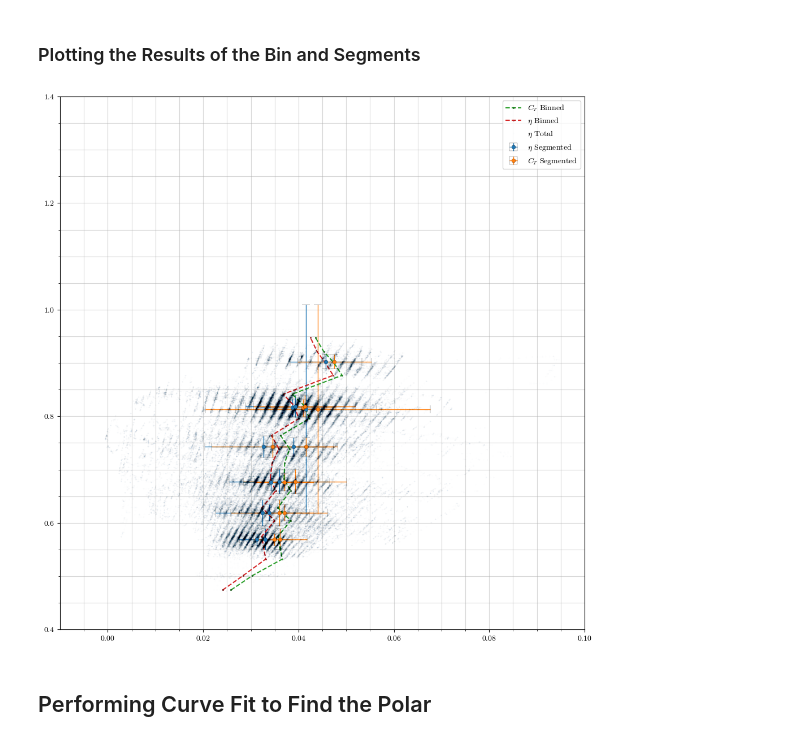
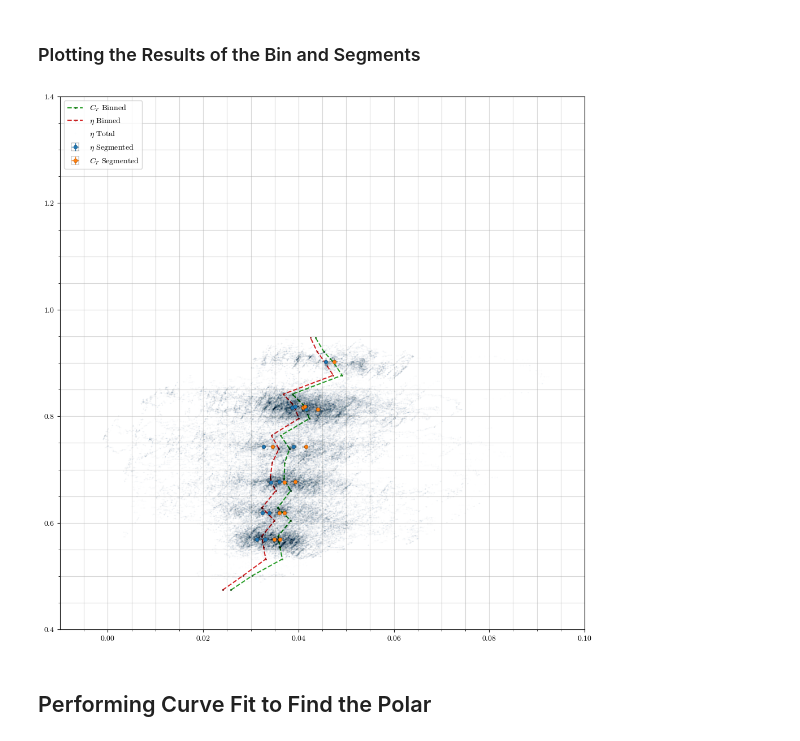
Before and after one commit to wkemp-edu/ArduPilot_AnalysisSuite, a Jupyter notebook: Investigations/21_Cleaned_Performance_Analysis/2021-08-04_Cruise_Analysis.ipynb, the cells around one changed output. Drawn from its saved outputs; the diff is of its cells as text; code cells hidden in the pictures.

```diff
--- a/Investigations/21_Cleaned_Performance_Analysis/2021-08-04_Cruise_Analysis.ipynb
+++ b/Investigations/21_Cleaned_Performance_Analysis/2021-08-04_Cruise_Analysis.ipynb
@@ -256,18 +256,18 @@ bins = np.linspace(0.05, 1.4, 51)
 ### Plotting the Results of the Bin and Segments
 # %%
 plt.figure(figsize=(10,10), dpi=100)
-plt.errorbar(cd_means_eta, cl_means_eta, xerr=cd_stds_eta, yerr=cl_stds_eta, linestyle='', markersize = 10, capsize=5, elinewidth=1, label="$\eta$ Segmented")
-plt.errorbar(cd_means_ct, cl_means_ct, xerr=cd_stds_ct, yerr=cl_stds_ct, linestyle='', markersize = 10, capsize=5, elinewidth=1, label="$C_T$ Segmented")
+plt.errorbar(cd_means_eta, cl_means_eta, xerr=cd_ci95s_eta, yerr=cl_ci95s_eta, linestyle='', markersize = 10, capsize=5, elinewidth=1, label="$\eta$ Segmented")
+plt.errorbar(cd_means_ct, cl_means_ct, xerr=cd_ci95s_ct, yerr=cl_ci95s_ct, linestyle='', markersize = 10, capsize=5, elinewidth=1, label="$C_T$ Segmented")
 plt.plot(cd_means_ct_bin, cl_means_ct_bin, linestyle='--', label="$C_T$ Binned")
 plt.plot(cd_means_eta_bin, cl_means_eta_bin, linestyle='--', label="$\eta$ Binned")
 
-plt.plot(cd_total_eta, cl_total_cruise, linestyle='', color="C{}".format(0), alpha=0.01, marker='.', markersize=2, label="$\eta$ Total")
+plt.plot(cd_total_ct, cl_total_cruise, linestyle='', color="C{}".format(0), alpha=0.01, marker='.', markersize=2, label="$\eta$ Total")
 plt.xlim([-0.01, 0.1])
 plt.ylim([0.4, 1.4])
 plt.legend()
 plt.show()
 # %% [output]
-[figure, old version]
+[figure, new version]
 # %% [markdown]
 ## Performing Curve Fit to Find the Polar
 # %%
```
Also changed, not shown: 12 other files.
